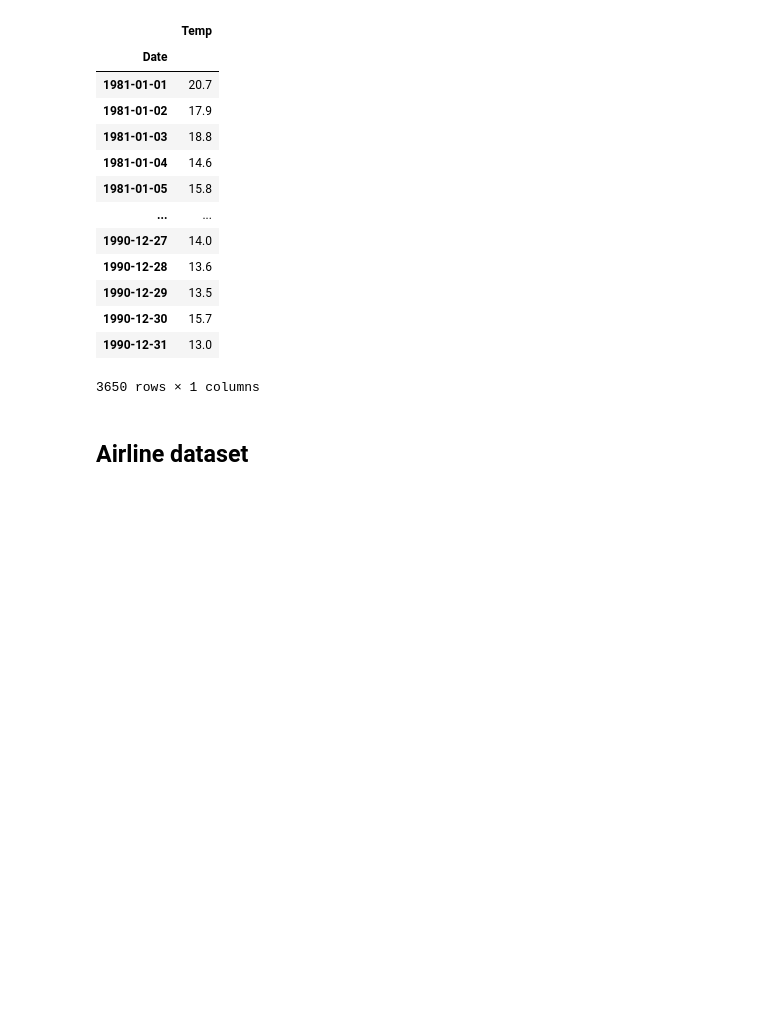
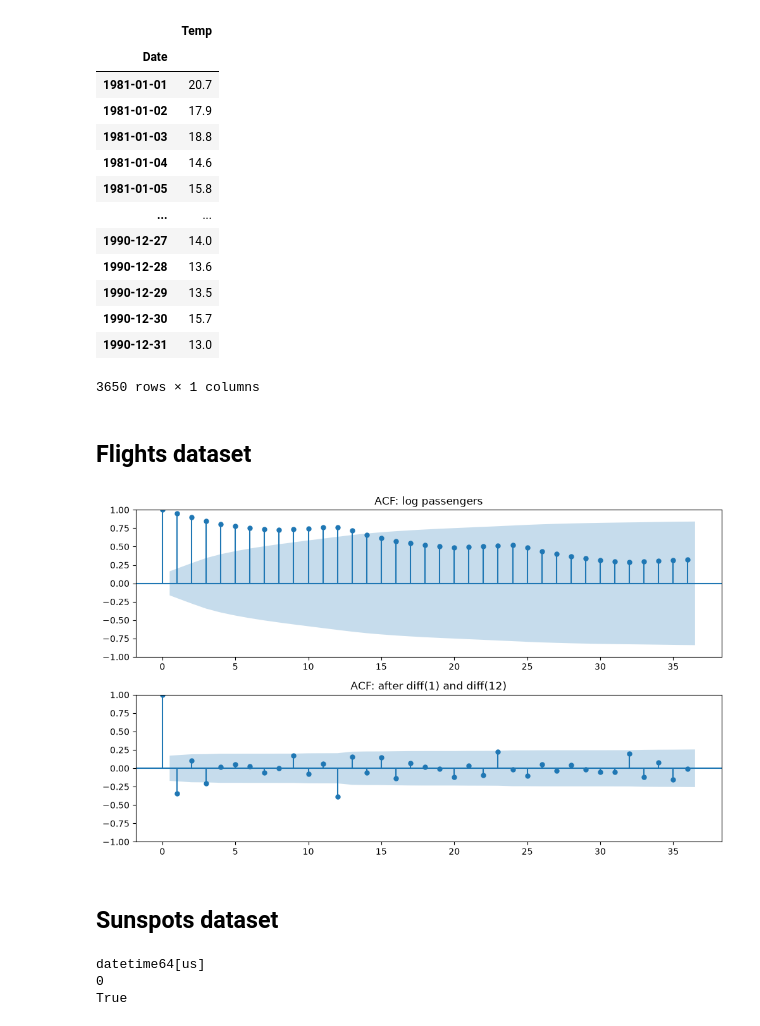
Before and after one commit to stebve/ML-assignment-3, a Jupyter notebook: data_pre_processing.ipynb, the cells around one changed output. Drawn from its saved outputs; the diff is of its cells as text; code cells hidden in the pictures; blank space fills up the shorter version.

Commit message:
Pre-processed all datasets

```diff
--- a/data_pre_processing.ipynb
+++ b/data_pre_processing.ipynb
@@ -78,2 +81,15 @@ temperatures.to_csv("./Pre-processed datasets/temperatures.csv")
 # %% [markdown]
-## Airline dataset
+## Flights dataset
+# %%
+airline = pd.read_csv("./Datasets/airline-passengers.csv", index_col=0, parse_dates=True)
+
+log_p = np.log(airline["Passengers"])
+y = log_p.diff().diff(12).dropna()        # dropna matters: plot_acf fails on NaNs
+
+fig, axes = plt.subplots(2, 1, figsize=(10, 6))
+plot_acf(log_p, lags=36, ax=axes[0], title="ACF: log passengers")
+plot_acf(y,     lags=36, ax=axes[1], title="ACF: after diff(1) and diff(12)")
+plt.tight_layout()
+plt.show()
+# %% [output]
+[figure, added]
@@ -79,0 +105,2 @@ temperatures.to_csv("./Pre-processed datasets/temperatures.csv")
+# %% [markdown]
+## Sunspots dataset
@@ -79,0 +113,10 @@ temperatures.to_csv("./Pre-processed datasets/temperatures.csv")
+# %%
+# Checks: real dates, no gaps, in order.
+print(sunspots.index.dtype)                        # datetime64
+full = pd.date_range(sunspots.index.min(), sunspots.index.max(), freq="MS")
+print(len(full) - len(sunspots))                   # 0 → no missing months
+print(sunspots.index.is_monotonic_increasing)      # True
+# %% [output]
+datetime64[us]
+0
+True
```
Also changed, not shown: parts of 13 cells of this notebook, 6 other files.
